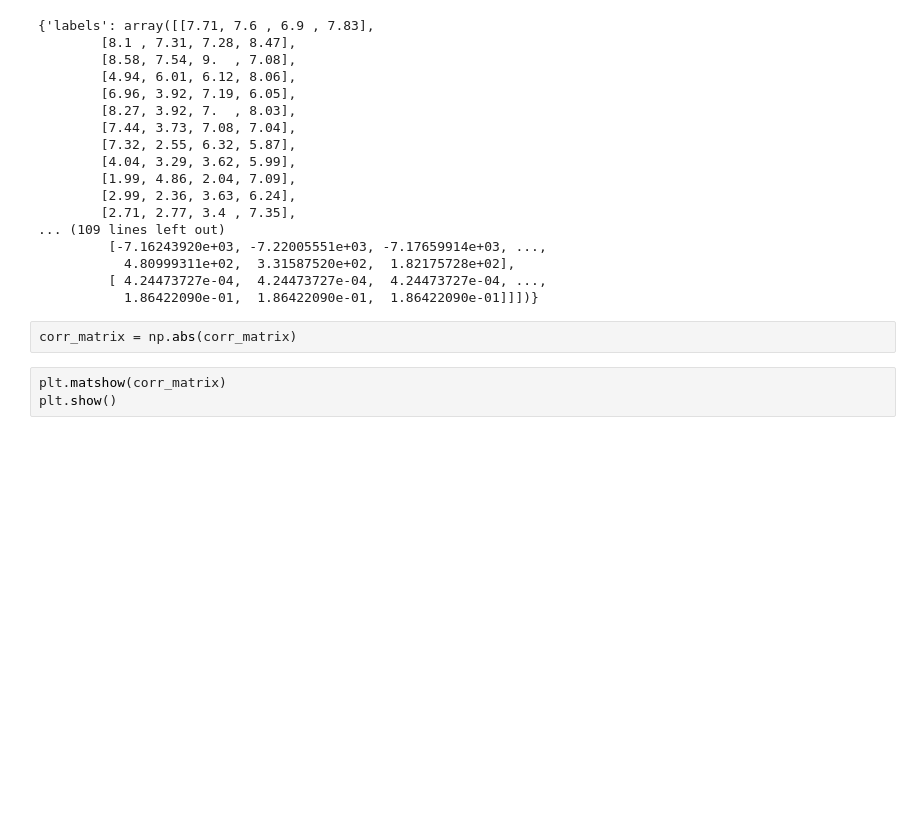
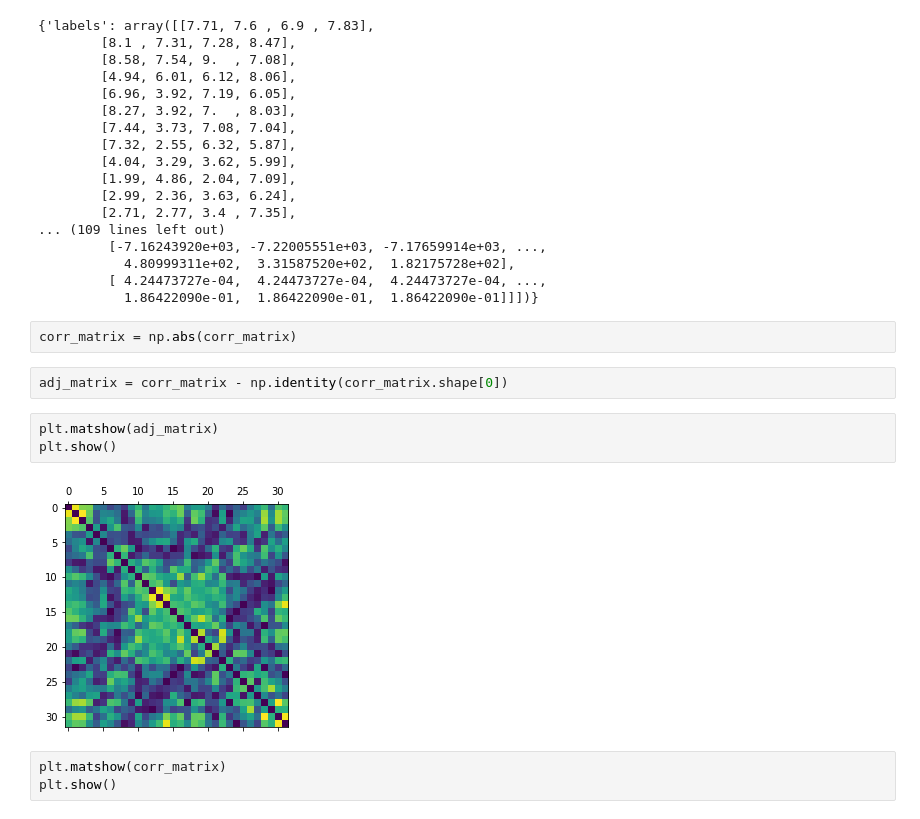
Before and after one commit to paulilioaica/EEG-Classification, a Jupyter notebook: Data_analysis.ipynb, the cells around one changed output. Drawn from its saved outputs; the diff is of its cells as text; blank space fills up the shorter version.

```diff
--- a/Data_analysis.ipynb
+++ b/Data_analysis.ipynb
@@ -65,6 +65,13 @@ data
            1.86422090e-01,  1.86422090e-01,  1.86422090e-01]]])}
 # %%
 corr_matrix = np.abs(corr_matrix)
+# %%
+adj_matrix = corr_matrix - np.identity(corr_matrix.shape[0])
+# %%
+plt.matshow(adj_matrix)
+plt.show()
+# %% [output]
+[figure, added]
 # %%
 plt.matshow(corr_matrix)
 plt.show()
```
Also changed, not shown: parts of 2 cells of this notebook, 7 other files.
